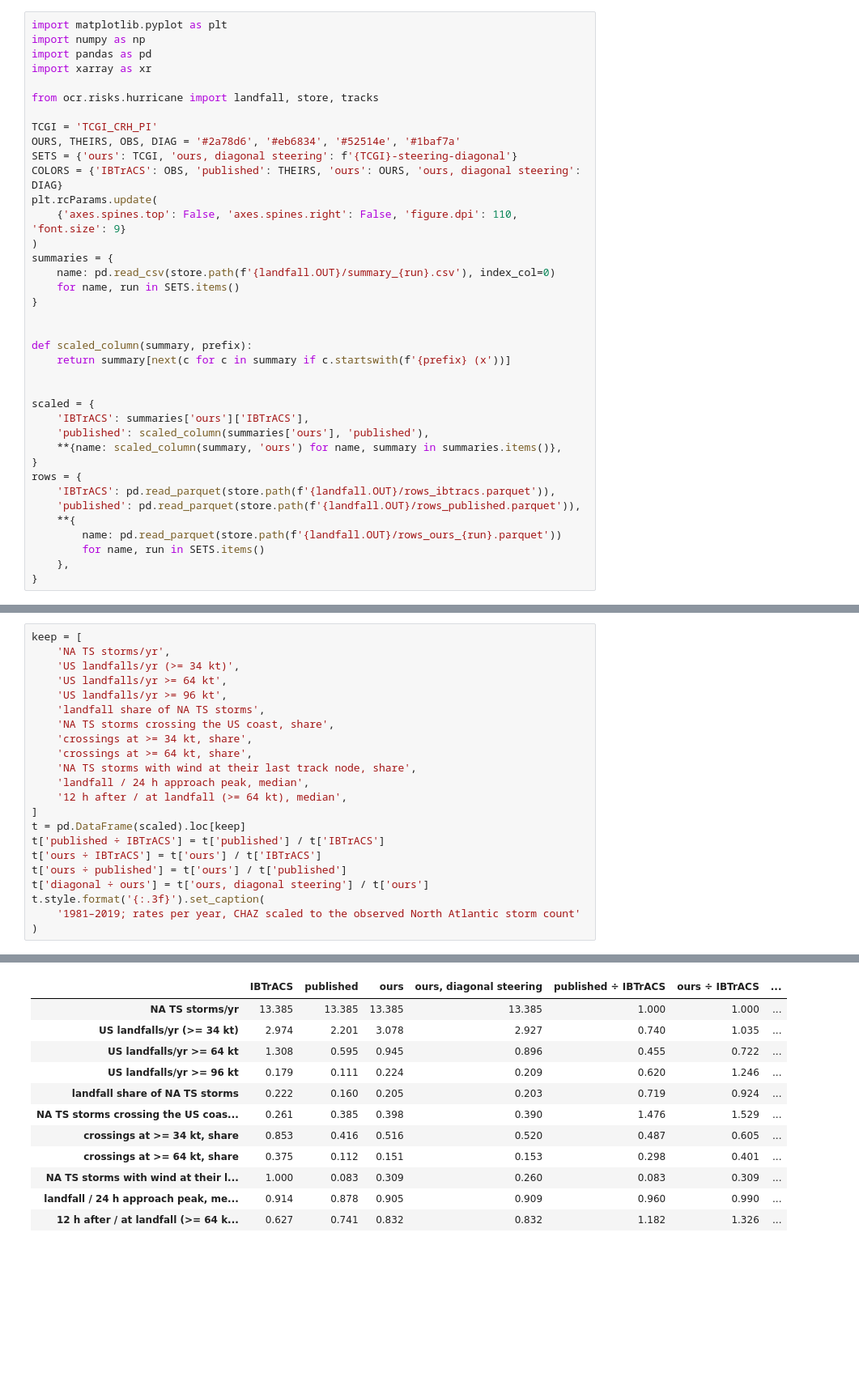
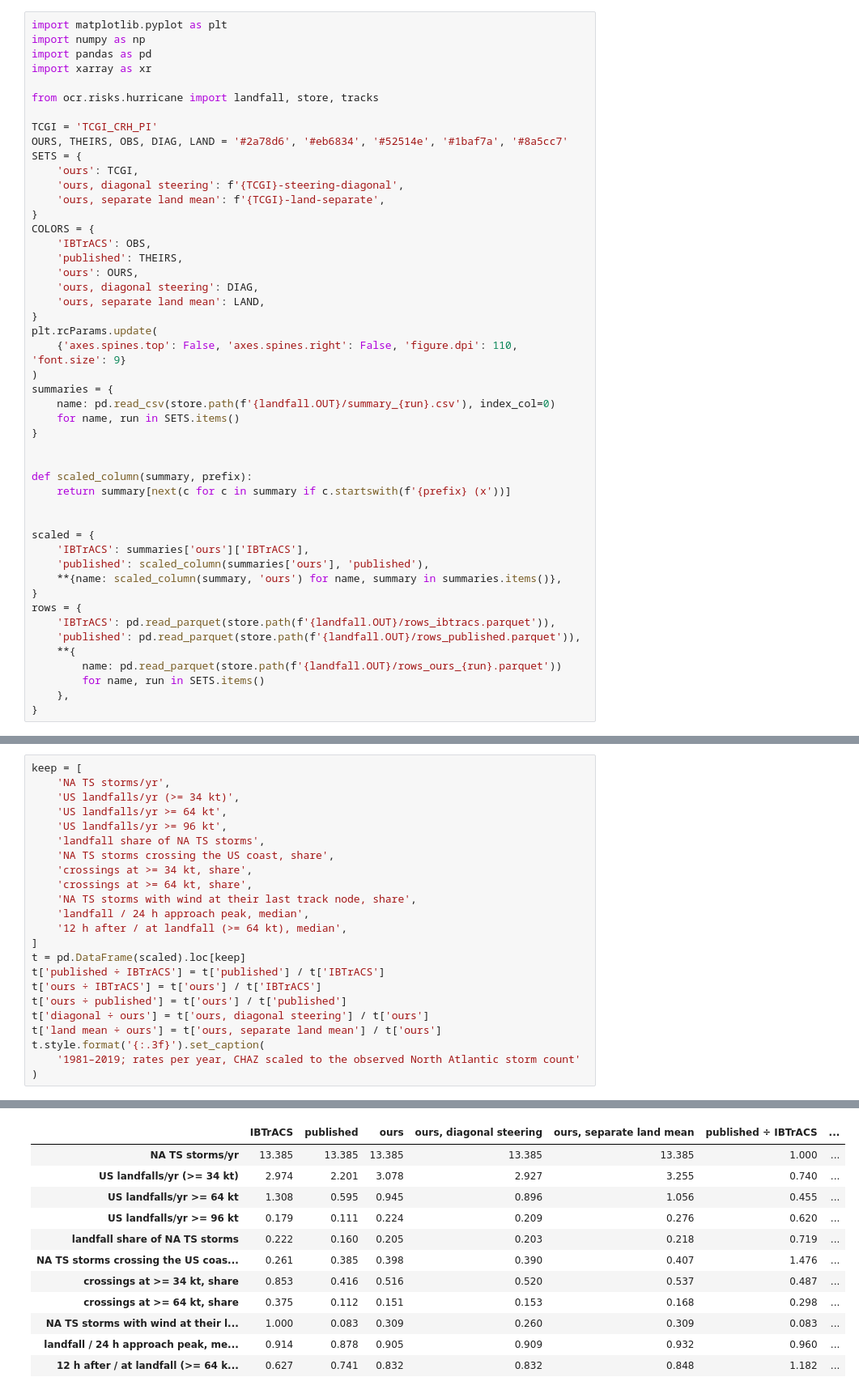
Before and after one commit to carbonplan/ocr-multi-hazard, a Jupyter notebook: docs/methods/hurricane-risk/tracks.ipynb, the cells around one changed output, grey strips where cells are left out. Shown at 81% size. Cells and saved outputs as stored; diff of their text form; blank space fills up the shorter version.

```diff
--- a/docs/methods/hurricane-risk/tracks.ipynb
+++ b/docs/methods/hurricane-risk/tracks.ipynb
@@ -31,9 +34,19 @@ import xarray as xr
 from ocr.risks.hurricane import landfall, store, tracks
 
 TCGI = 'TCGI_CRH_PI'
-OURS, THEIRS, OBS, DIAG = '#2a78d6', '#eb6834', '#52514e', '#1baf7a'
-SETS = {'ours': TCGI, 'ours, diagonal steering': f'{TCGI}-steering-diagonal'}
-COLORS = {'IBTrACS': OBS, 'published': THEIRS, 'ours': OURS, 'ours, diagonal steering': DIAG}
+OURS, THEIRS, OBS, DIAG, LAND = '#2a78d6', '#eb6834', '#52514e', '#1baf7a', '#8a5cc7'
+SETS = {
+    'ours': TCGI,
+    'ours, diagonal steering': f'{TCGI}-steering-diagonal',
+    'ours, separate land mean': f'{TCGI}-land-separate',
+}
+COLORS = {
+    'IBTrACS': OBS,
+    'published': THEIRS,
+    'ours': OURS,
+    'ours, diagonal steering': DIAG,
+    'ours, separate land mean': LAND,
+}
 plt.rcParams.update(
     {'axes.spines.top': False, 'axes.spines.right': False, 'figure.dpi': 110, 'font.size': 9}
 )
@@ -65,39 +78,40 @@ rows = {
 # %%
 keep = [
     'NA TS storms/yr',
     'US landfalls/yr (>= 34 kt)',
     'US landfalls/yr >= 64 kt',
     'US landfalls/yr >= 96 kt',
     'landfall share of NA TS storms',
     'NA TS storms crossing the US coast, share',
     'crossings at >= 34 kt, share',
     'crossings at >= 64 kt, share',
     'NA TS storms with wind at their last track node, share',
     'landfall / 24 h approach peak, median',
     '12 h after / at landfall (>= 64 kt), median',
 ]
 t = pd.DataFrame(scaled).loc[keep]
 t['published ÷ IBTrACS'] = t['published'] / t['IBTrACS']
 t['ours ÷ IBTrACS'] = t['ours'] / t['IBTrACS']
 t['ours ÷ published'] = t['ours'] / t['published']
 t['diagonal ÷ ours'] = t['ours, diagonal steering'] / t['ours']
+t['land mean ÷ ours'] = t['ours, separate land mean'] / t['ours']
 t.style.format('{:.3f}').set_caption(
     '1981–2019; rates per year, CHAZ scaled to the observed North Atlantic storm count'
 )
 # %% [output]
 1981–2019; rates per year, CHAZ scaled to the observed North Atlantic storm count
-|  | IBTrACS | published | ours | ours, diagonal steering | published ÷ IBTrACS | ours ÷ IBTrACS | ... |
-| NA TS storms/yr | 13.385 | 13.385 | 13.385 | 13.385 | 1.000 | 1.000 | ... |
-| US landfalls/yr (>= 34 kt) | 2.974 | 2.201 | 3.078 | 2.927 | 0.740 | 1.035 | ... |
-| US landfalls/yr >= 64 kt | 1.308 | 0.595 | 0.945 | 0.896 | 0.455 | 0.722 | ... |
-| US landfalls/yr >= 96 kt | 0.179 | 0.111 | 0.224 | 0.209 | 0.620 | 1.246 | ... |
-| landfall share of NA TS storms | 0.222 | 0.160 | 0.205 | 0.203 | 0.719 | 0.924 | ... |
-| NA TS storms crossing the US coas... | 0.261 | 0.385 | 0.398 | 0.390 | 1.476 | 1.529 | ... |
-| crossings at >= 34 kt, share | 0.853 | 0.416 | 0.516 | 0.520 | 0.487 | 0.605 | ... |
-| crossings at >= 64 kt, share | 0.375 | 0.112 | 0.151 | 0.153 | 0.298 | 0.401 | ... |
-| NA TS storms with wind at their l... | 1.000 | 0.083 | 0.309 | 0.260 | 0.083 | 0.309 | ... |
-| landfall / 24 h approach peak, me... | 0.914 | 0.878 | 0.905 | 0.909 | 0.960 | 0.990 | ... |
-| 12 h after / at landfall (>= 64 k... | 0.627 | 0.741 | 0.832 | 0.832 | 1.182 | 1.326 | ... |
+|  | IBTrACS | published | ours | ours, diagonal steering | ours, separate land mean | published ÷ IBTrACS | ... |
+| NA TS storms/yr | 13.385 | 13.385 | 13.385 | 13.385 | 13.385 | 1.000 | ... |
+| US landfalls/yr (>= 34 kt) | 2.974 | 2.201 | 3.078 | 2.927 | 3.255 | 0.740 | ... |
+| US landfalls/yr >= 64 kt | 1.308 | 0.595 | 0.945 | 0.896 | 1.056 | 0.455 | ... |
+| US landfalls/yr >= 96 kt | 0.179 | 0.111 | 0.224 | 0.209 | 0.276 | 0.620 | ... |
+| landfall share of NA TS storms | 0.222 | 0.160 | 0.205 | 0.203 | 0.218 | 0.719 | ... |
+| NA TS storms crossing the US coas... | 0.261 | 0.385 | 0.398 | 0.390 | 0.407 | 1.476 | ... |
+| crossings at >= 34 kt, share | 0.853 | 0.416 | 0.516 | 0.520 | 0.537 | 0.487 | ... |
+| crossings at >= 64 kt, share | 0.375 | 0.112 | 0.151 | 0.153 | 0.168 | 0.298 | ... |
+| NA TS storms with wind at their l... | 1.000 | 0.083 | 0.309 | 0.260 | 0.309 | 0.083 | ... |
+| landfall / 24 h approach peak, me... | 0.914 | 0.878 | 0.905 | 0.909 | 0.932 | 0.960 | ... |
+| 12 h after / at landfall (>= 64 k... | 0.627 | 0.741 | 0.832 | 0.832 | 0.848 | 1.182 | ... |
 # %% [markdown]
 Scaled to the same number of North Atlantic storms, our run makes 1.4 times as many US landfalls
 as the published one, and the gap grows with intensity: 1.6 times at 64 kt, 2.0 at 96 kt. The
```
Also changed, not shown: parts of 12 cells of this notebook.
